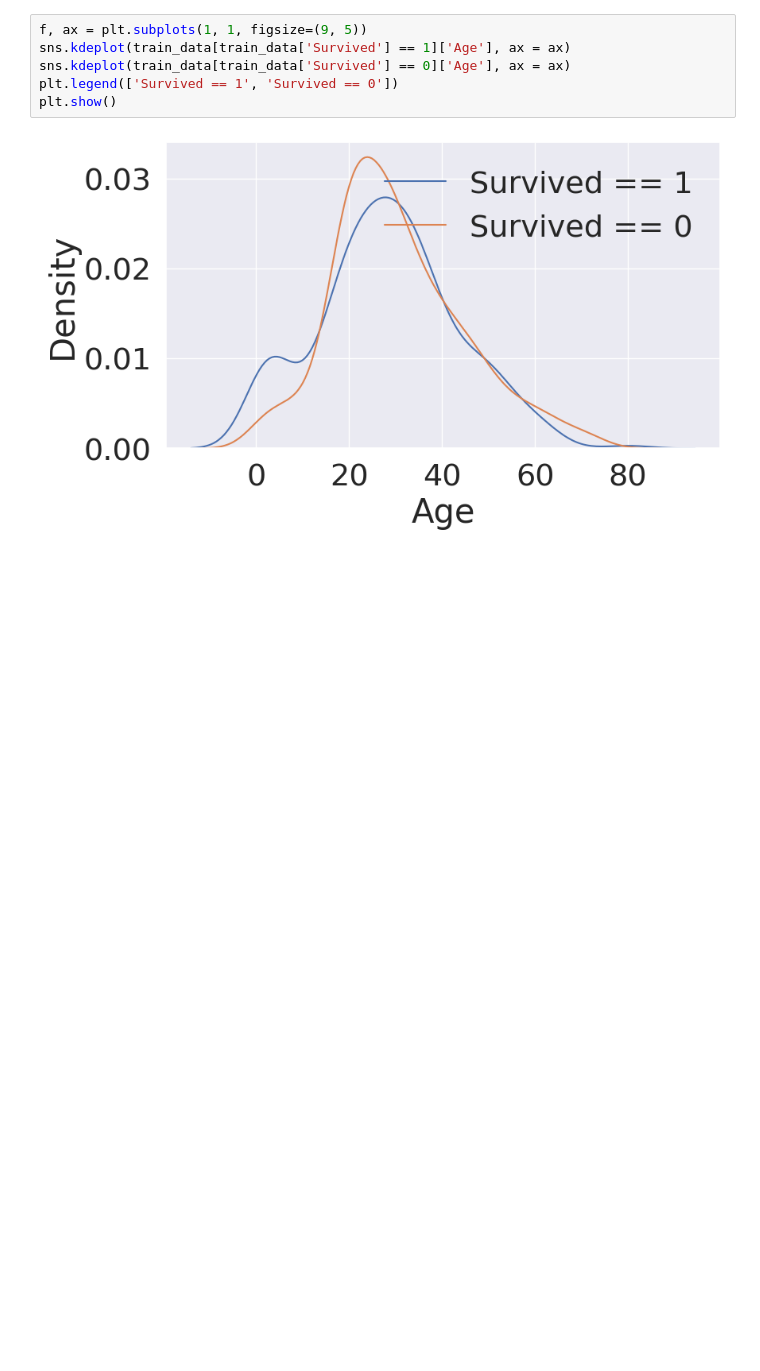
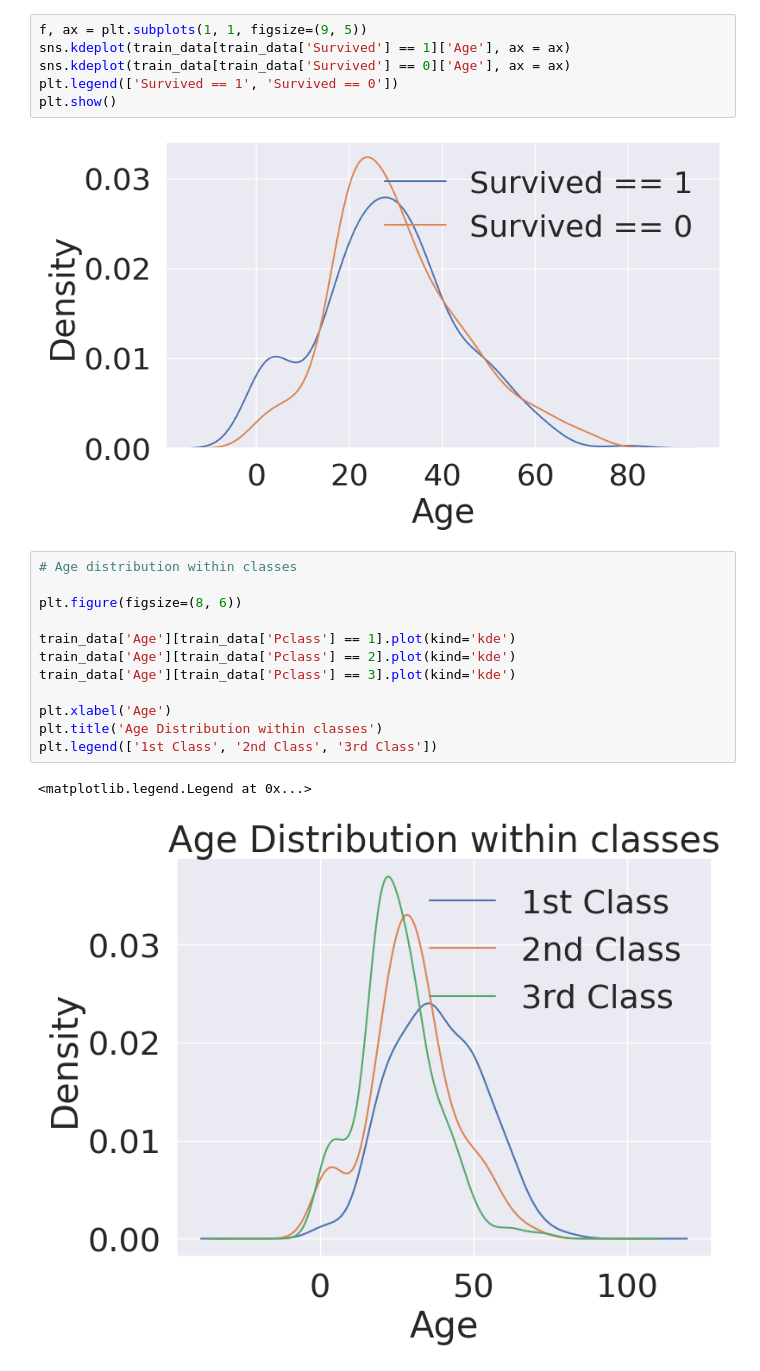
Before and after one commit to ParkWonjeong/Kaggle, a Jupyter notebook: titanic_practice_new_start.ipynb, the cells around one changed output. Saved outputs shown, nothing was run; the diff lists cells and outputs as text; blank space fills up the shorter version.

```diff
--- a/titanic_practice_new_start.ipynb
+++ b/titanic_practice_new_start.ipynb
@@ -185,3 +185,18 @@ plt.legend(['Survived == 1', 'Survived == 0'])
 plt.show()
 # %% [output]
 [figure]
+# %%
+# Age distribution within classes
+
+plt.figure(figsize=(8, 6))
+
+train_data['Age'][train_data['Pclass'] == 1].plot(kind='kde')
+train_data['Age'][train_data['Pclass'] == 2].plot(kind='kde')
+train_data['Age'][train_data['Pclass'] == 3].plot(kind='kde')
+
+plt.xlabel('Age')
+plt.title('Age Distribution within classes')
+plt.legend(['1st Class', '2nd Class', '3rd Class'])
+# %% [output]
+<matplotlib.legend.Legend at 0x...>
+[figure, added]
```
